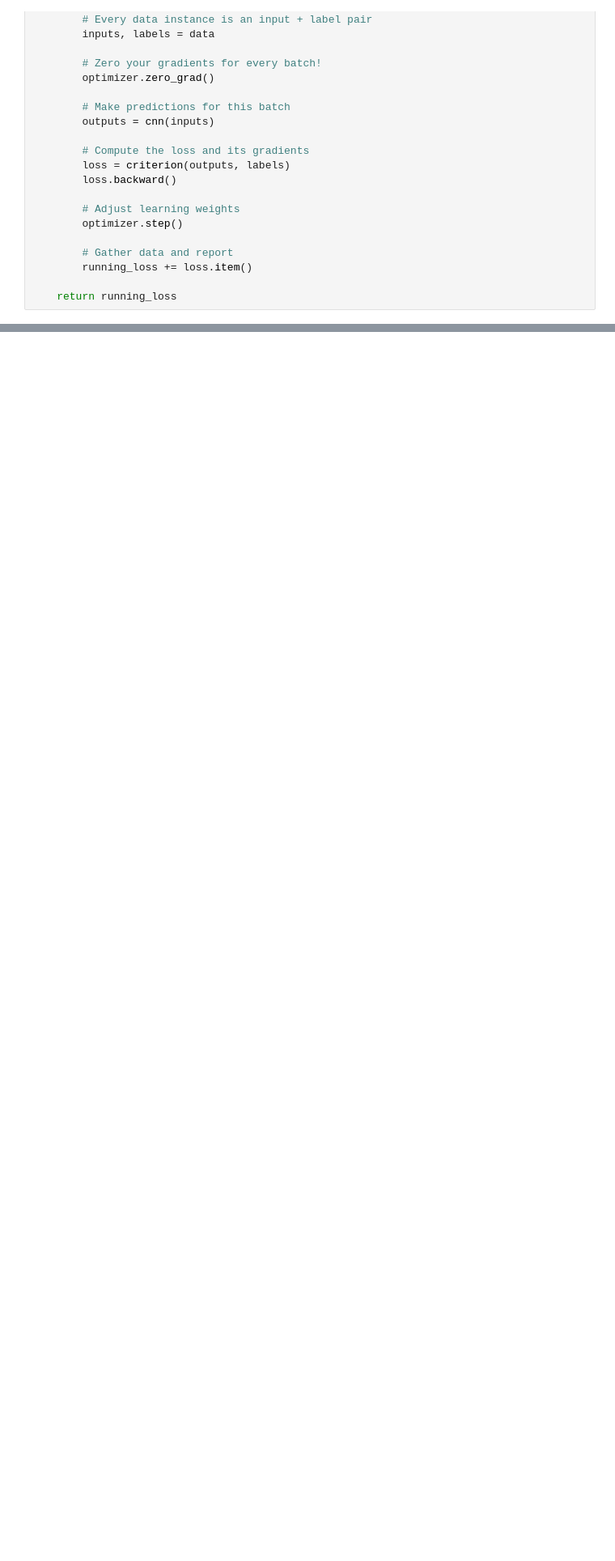
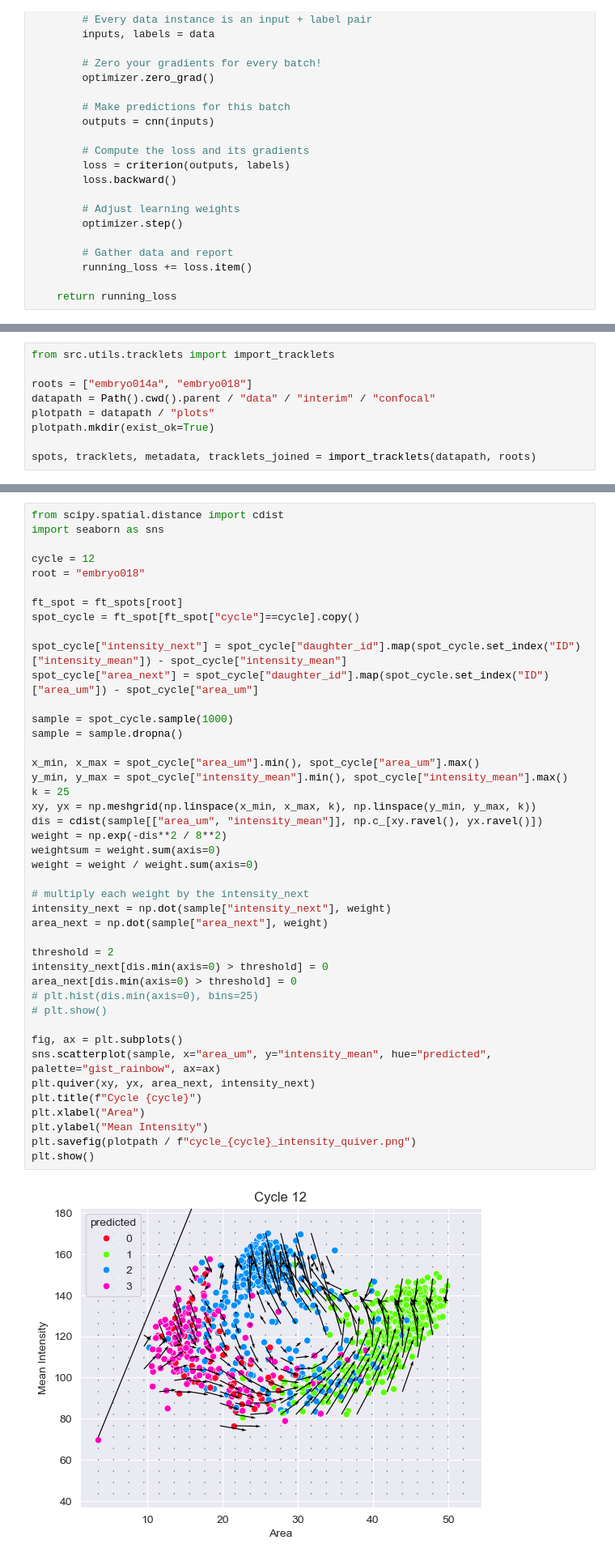
Before and after one commit to Harrison-Oatman/NucleiTracking, a Jupyter notebook: notebooks/model_training.ipynb, the cells around one changed output, grey strips where cells are left out. Shown at 81% size. Drawn from its saved outputs; the diff is of its cells as text; blank space fills up the shorter version.

```diff
--- a/notebooks/model_training.ipynb
+++ b/notebooks/model_training.ipynb
@@ -267,0 +283,9 @@ array([[103,   1,   0,   4,   0],
+# %%
+from src.utils.tracklets import import_tracklets
+
+roots = ["embryo014a", "embryo018"]
+datapath = Path().cwd().parent / "data" / "interim" / "confocal"
+plotpath = datapath / "plots"
+plotpath.mkdir(exist_ok=True)
+
+spots, tracklets, metadata, tracklets_joined = import_tracklets(datapath, roots)
@@ -267,0 +379,45 @@ array([[103,   1,   0,   4,   0],
+# %%
+from scipy.spatial.distance import cdist
+import seaborn as sns
+
+cycle = 12
+root = "embryo018"
+
+ft_spot = ft_spots[root]
+spot_cycle = ft_spot[ft_spot["cycle"]==cycle].copy()
+
+spot_cycle["intensity_next"] = spot_cycle["daughter_id"].map(spot_cycle.set_index("ID")["intensity_mean"]) - spot_cycle["intensity_mean"]
+spot_cycle["area_next"] = spot_cycle["daughter_id"].map(spot_cycle.set_index("ID")["area_um"]) - spot_cycle["area_um"]
+
+sample = spot_cycle.sample(1000)
+sample = sample.dropna()
+
+x_min, x_max = spot_cycle["area_um"].min(), spot_cycle["area_um"].max()
+y_min, y_max = spot_cycle["intensity_mean"].min(), spot_cycle["intensity_mean"].max()
+k = 25
+xy, yx = np.meshgrid(np.linspace(x_min, x_max, k), np.linspace(y_min, y_max, k))
+dis = cdist(sample[["area_um", "intensity_mean"]], np.c_[xy.ravel(), yx.ravel()])
+weight = np.exp(-dis**2 / 8**2)
+weightsum = weight.sum(axis=0)
+weight = weight / weight.sum(axis=0)
+
+# multiply each weight by the intensity_next
+intensity_next = np.dot(sample["intensity_next"], weight)
+area_next = np.dot(sample["area_next"], weight)
+
+threshold = 2
+intensity_next[dis.min(axis=0) > threshold] = 0
+area_next[dis.min(axis=0) > threshold] = 0
+# plt.hist(dis.min(axis=0), bins=25)
+# plt.show()
+
+fig, ax = plt.subplots()
+sns.scatterplot(sample, x="area_um", y="intensity_mean", hue="predicted", palette="gist_rainbow", ax=ax)
+plt.quiver(xy, yx, area_next, intensity_next)
+plt.title(f"Cycle {cycle}")
+plt.xlabel("Area")
+plt.ylabel("Mean Intensity")
+plt.savefig(plotpath / f"cycle_{cycle}_intensity_quiver.png")
+plt.show()
+# %% [output]
+[figure, added]
```
Also changed, not shown: parts of 9 cells of this notebook.
